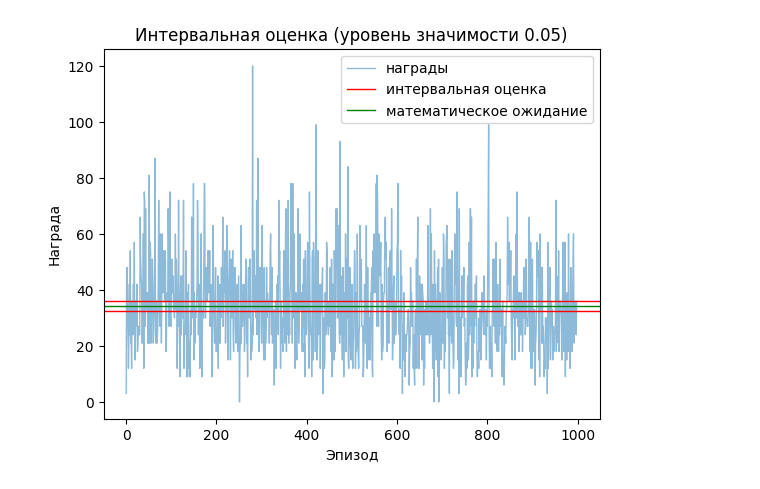
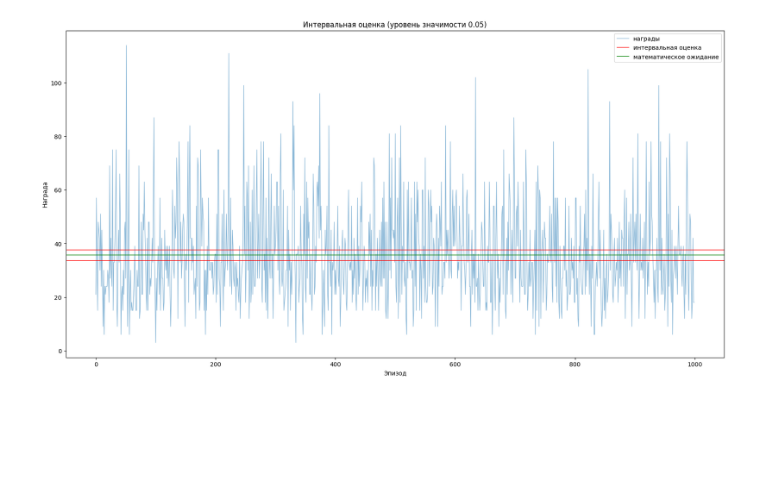
Before and after one commit to sotarseniy/project-atari, a Jupyter notebook: notebooks/q_learning.ipynb, the cells around one changed output. Saved outputs shown, nothing was run; the diff lists cells and outputs as text; code cells hidden in the pictures; blank space fills up the shorter version.

```diff
--- a/notebooks/q_learning.ipynb
+++ b/notebooks/q_learning.ipynb
@@ -22,7 +22,7 @@ from collections import defaultdict
 
 class QLearningAgent:
     def __init__(self, n_actions,
-                 learning_rate = 1e-3,
+                 learning_rate = 1e-4,
                  discount_factor = 1e-2,
                  epsilon = 0.05):
         self.n_actions = n_actions
@@ -118,12 +124,13 @@ print(f'({lower_bound}, {upper_bound})')
 # %%
-plt.plot(range(n_episodes), episode_rewards, alpha = 0.5, linewidth=1)
+plt.figure(figsize=(20, 10))
+plt.plot(range(n_episodes), episode_rewards, linewidth = 1, alpha = 0.5)
 plt.xlabel('Эпизод')
 plt.ylabel('Награда')
 plt.title('Интервальная оценка (уровень значимости 0.05)')
 plt.axhline(upper_bound, linewidth=1, color='red')
 plt.axhline(mean_reward, linewidth=1, color='green')
 plt.axhline(lower_bound, linewidth=1, color='red')
 plt.legend(['награды', 'интервальная оценка', 'математическое ожидание'])
 plt.show()
 # %% [output]
-[figure, old version]
+[figure, new version]
```
Also changed, not shown: parts of 8 cells of this notebook, 2 other files.
